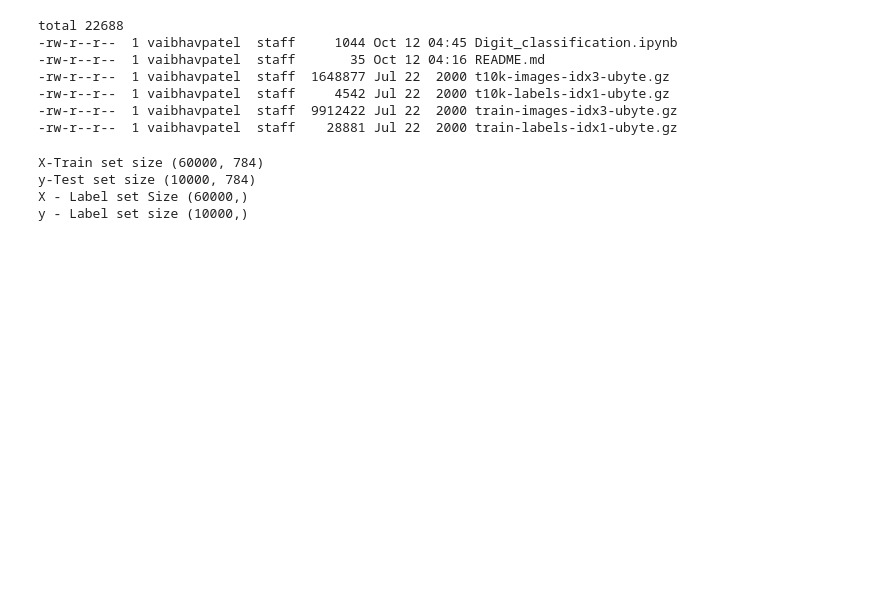
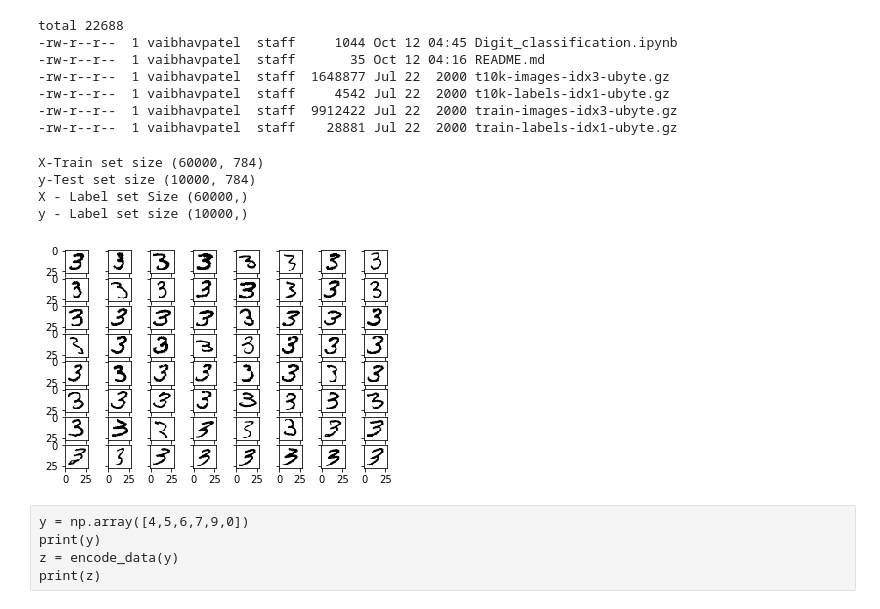
Before and after one commit to VA09170/Machine-LearningA2, a Jupyter notebook: Digit_classification.ipynb, the cells around one changed output. Cells and saved outputs as stored; diff of their text form; code cells hidden in the pictures; blank space fills up the shorter version.

```diff
--- a/Digit_classification.ipynb
+++ b/Digit_classification.ipynb
@@ -77,3 +77,20 @@ X-Train set size (60000, 784)
 y-Test set size (10000, 784)
 X - Label set Size (60000,)
 y - Label set size (10000,)
+# %%
+def visualize_data(img_array, label_array, no_to_view):
+    fig, ax = plt.subplots(nrows=8, ncols=8, sharex=True, sharey=True)
+    ax = ax.flatten()
+    for i in range(64):
+        img = img_array[label_array==no_to_view][i].reshape(28,28)
+        ax[i].imshow(img, cmap='Greys', interpolation='nearest')
+    plt.show()
+# %%
+visualize_data(X_train, y_train, 3)
+# %% [output]
+[figure, added]
+# %% [raw]
+y = np.array([4,5,6,7,9,0])
+print(y)
+z = encode_data(y)
+print(z)
```
Also changed, not shown: parts of 7 cells of this notebook.
